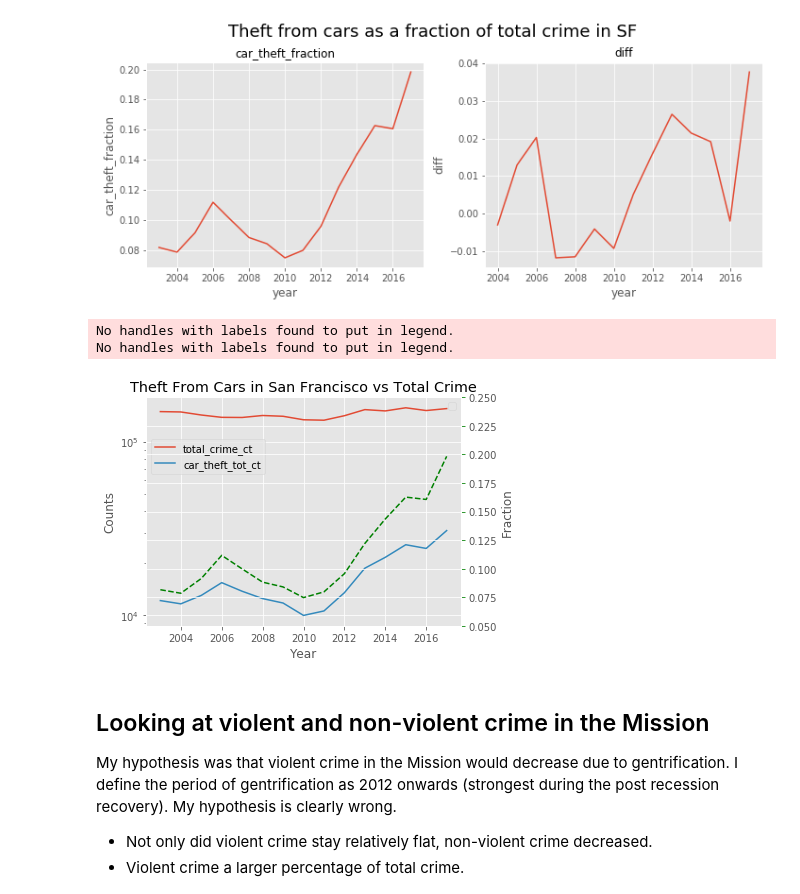
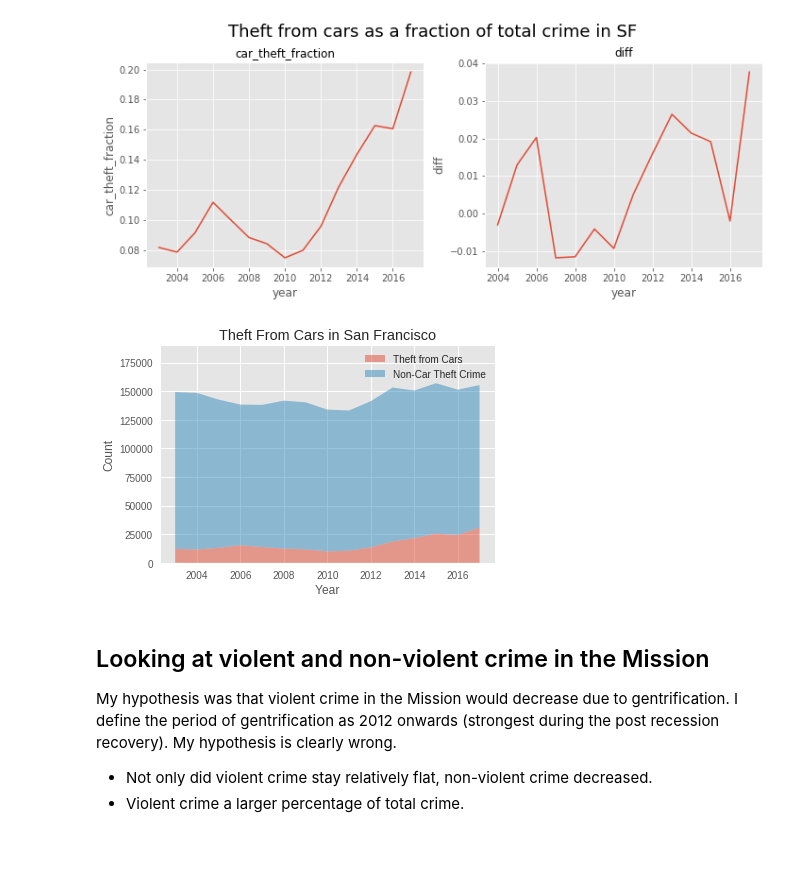
Before and after one commit to mkpetterson/sfcrime, a Jupyter notebook: crime_analysis.ipynb, the cells around one changed output. Saved outputs shown, nothing was run; the diff lists cells and outputs as text; code cells hidden in the pictures; blank space fills up the shorter version.

```diff
--- a/crime_analysis.ipynb
+++ b/crime_analysis.ipynb
@@ -171,14 +182,23 @@ Index(['Unnamed: 0', 'year', 'total_crime_ct', 'car_theft_petty_ct',
 [figure]
 # %%
 # Plot total crime, total thefts, and fraction all on one plot
-helper.plotter_onegraph(auto_crime, 'year', ['total_crime_ct','car_theft_tot_ct'],
-                                            'car_theft_fraction')
-plt.title('Theft From Cars in San Francisco vs Total Crime')
+#helper.plotter_onegraph(auto_crime, 'year', ['total_crime_ct','car_theft_tot_ct'],
+#                                            'car_theft_fraction')
+not_auto_crime = auto_crime['total_crime_ct'] - auto_crime['car_theft_tot_ct']
+
+#fig, ax = plt.subplots(1,2, figsize=(12,5)
+
+
+plt.stackplot(auto_crime['year'], auto_crime['car_theft_tot_ct'], not_auto_crime, labels=['Theft from Cars', 'Non-Car Theft Crime'], alpha=0.5)
+plt.legend()
+plt.title('Theft From Cars in San Francisco')
+plt.ylabel('Count')
+plt.xlabel('Year')
+plt.ylim(0,190000)
+
 plt.savefig('car_theft_log.png', dpi=350)
 # %% [output]
-No handles with labels found to put in legend.
-No handles with labels found to put in legend.
-[figure, old version]
+[figure, new version]
 # %% [markdown]
 ## Looking at violent and non-violent crime in the Mission
 
```
Also changed, not shown: parts of 5 cells of this notebook, 20 other files.
